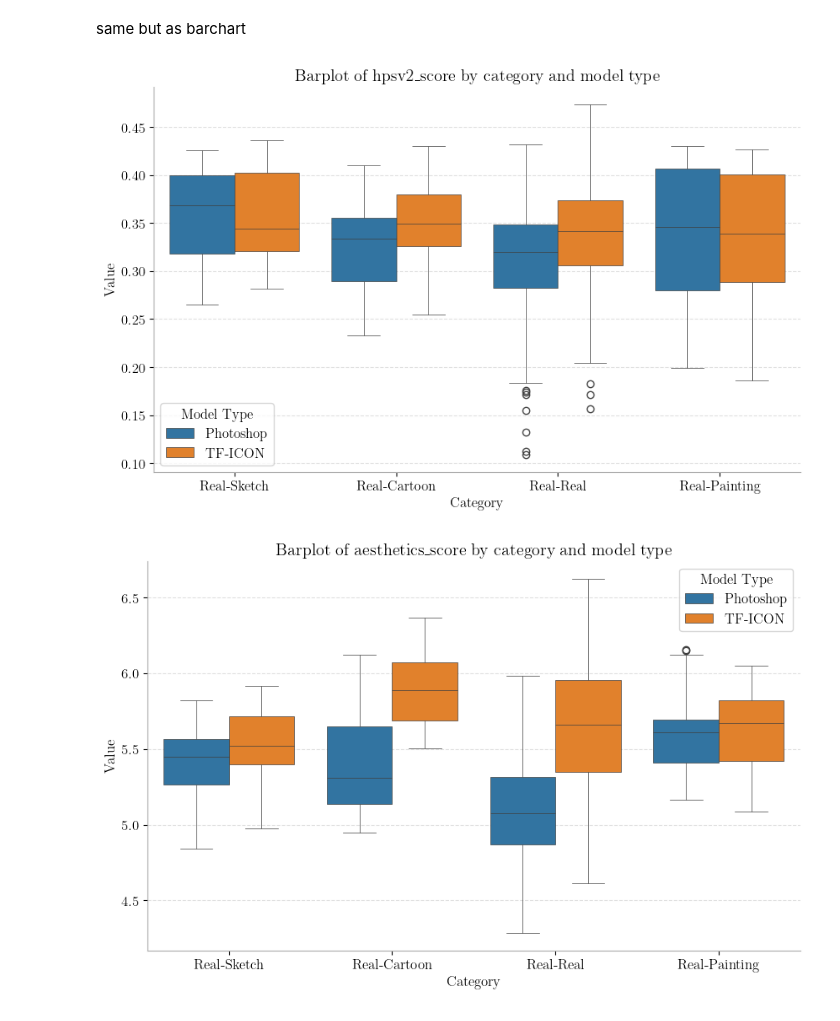
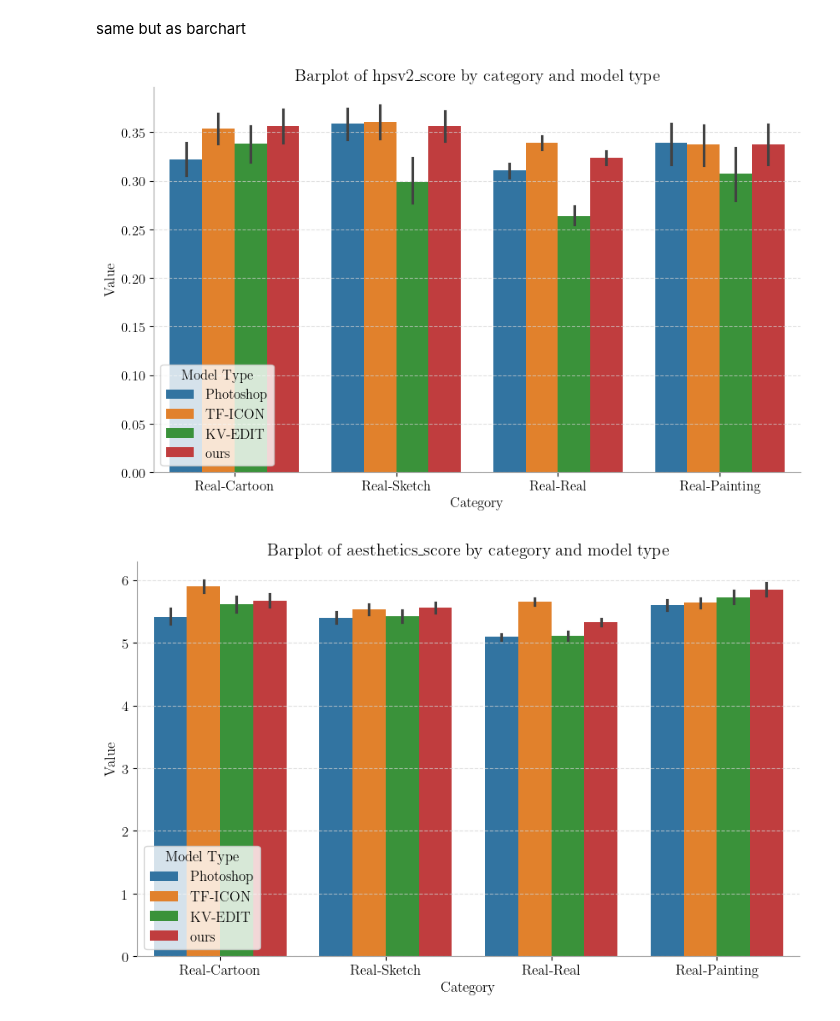
Before and after one commit to antoniomari/dit-editor, a Jupyter notebook: notebooks/create_output_plots.ipynb, the cells around one changed output. Saved outputs shown, nothing was run; the diff lists cells and outputs as text; code cells hidden in the pictures.

Commit message:
updating evaluation and creating plots

```diff
--- a/notebooks/create_output_plots.ipynb
+++ b/notebooks/create_output_plots.ipynb
@@ -50,0 +55,8 @@ scores_flat
+# %%
+scores = pd.read_csv("aggregated_scores.csv")
+scores.columns = ['category', 'metric', 'Photoshop', 'TF-ICON', "KV-EDIT", "ours"]
+display(scores)
+scores_flat = pd.melt(scores, id_vars=['metric', 'category'],
+                      var_name='model_type',
+                      value_name='value')
+scores_flat
@@ -222,6 +269,6 @@ plt.show()
 # %% [markdown]
 Grouped table
 # %%
-mean_std_table = create_mean_std_table(scores_flat, group_by=['metric', "model_type"])
+mean_std_table = create_mean_std_table(scores_flat, group_by=['metric', "model_type", "category"])
 mean_std_table
 # %% [output]
@@ -275,7 +541,7 @@ same but as barchart
 # %%
 # Plot each metric separately
 for metric in scores_flat['metric'].unique():
-    plot_metric_chart(scores_flat, metric)
+    plot_metric_chart(scores_flat, metric, type='barplot')
 # %% [output]
-[figure, old version]
+[figure, new version]
-[figure, old version]
+[figure, new version]
```
Also changed, not shown: parts of 17 cells of this notebook, 1 other file.
